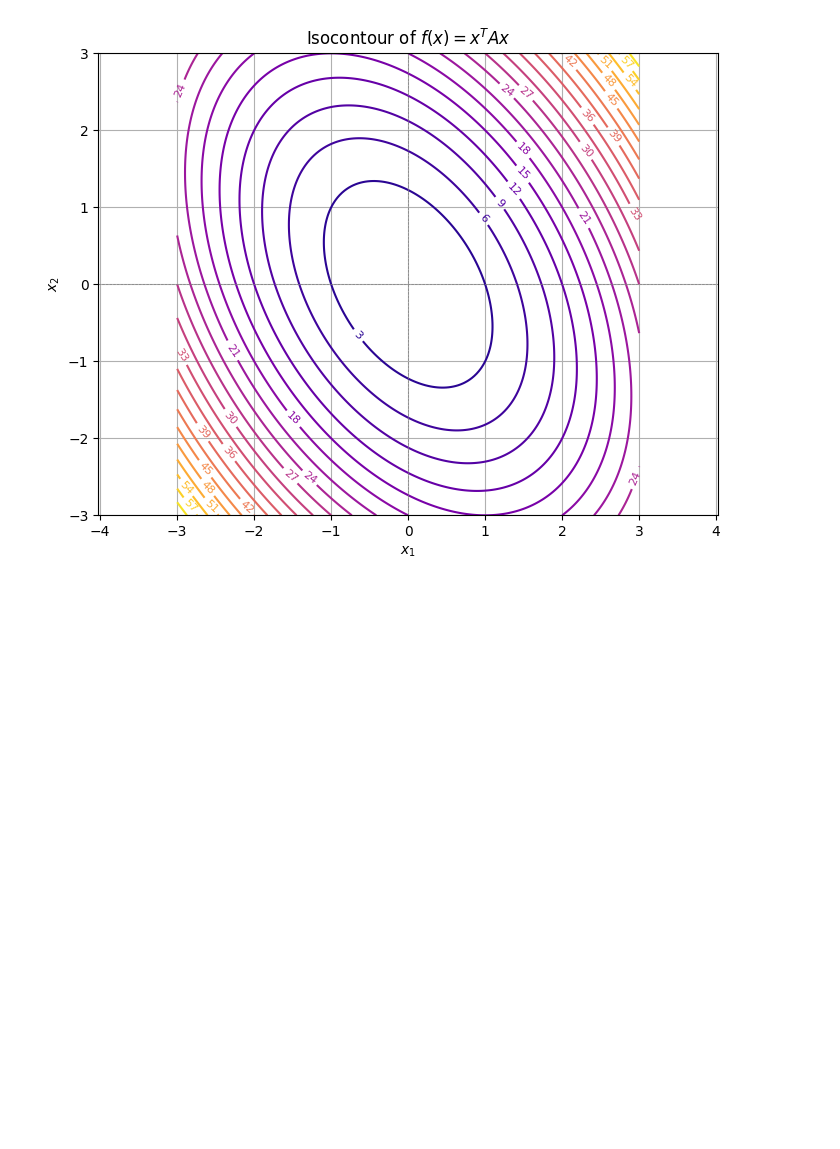
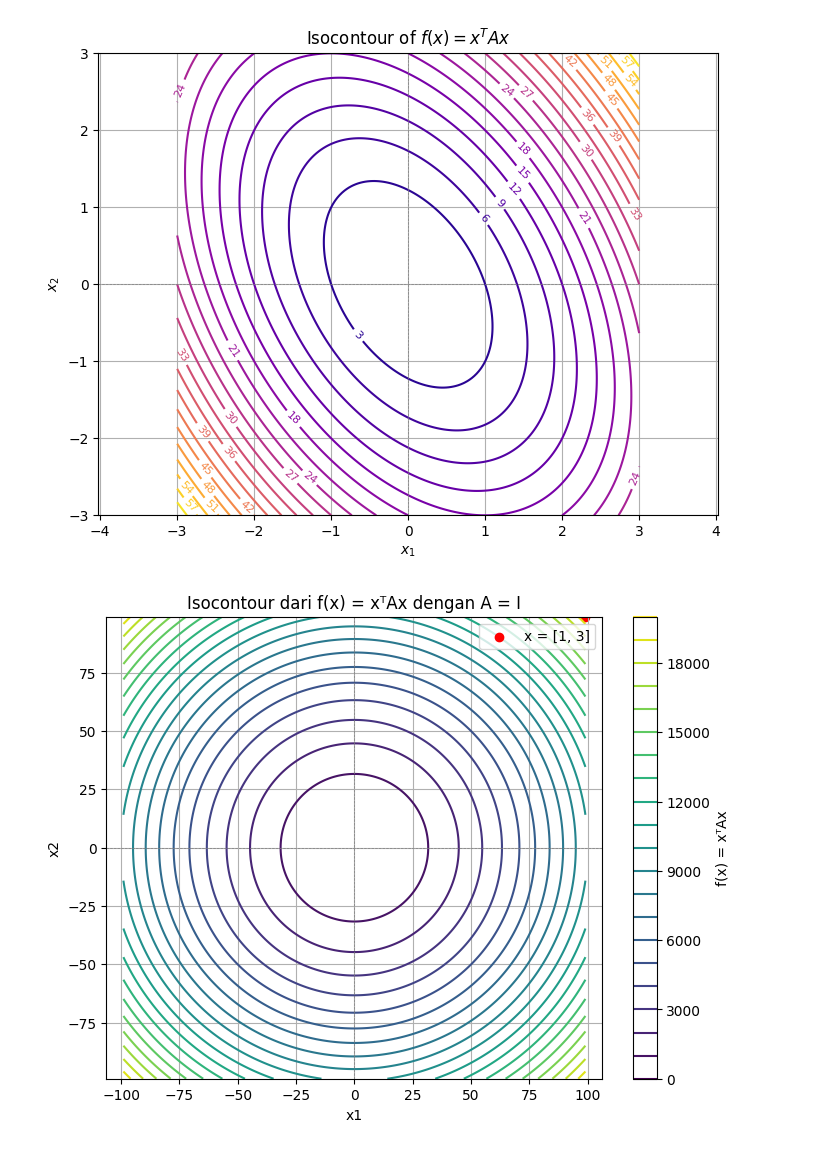
Before and after one commit to ahmdbnrsl/Machine-Learning, a Jupyter notebook: Mathematics-Requirements/Linear_Algebra.ipynb, the cells around one changed output. Saved outputs shown, nothing was run; the diff lists cells and outputs as text; code cells hidden in the pictures; blank space fills up the shorter version.

```diff
--- a/Mathematics-Requirements/Linear_Algebra.ipynb
+++ b/Mathematics-Requirements/Linear_Algebra.ipynb
@@ -2287,3 +2285,35 @@ plt.axvline(0, color='gray', linestyle='--', linewidth=0.5)
 plt.show()
 # %% [output]
 [figure]
+# %%
+import numpy as np
+import matplotlib.pyplot as plt
+
+# Definisikan fungsi f(x) = x^T A x
+A = np.array([[1, 0], [0, 1]])  # Matriks A (identitas)
+x = np.array([99,99])  # Vektor x
+
+# Buat grid nilai x1 dan x2 untuk visualisasi isocontour
+x1_vals = np.linspace(-99, 99, 4000)
+x2_vals = np.linspace(-99, 99, 4000)
+X1, X2 = np.meshgrid(x1_vals, x2_vals)
+
+# Hitung nilai fungsi f(x1, x2) = [x1 x2] @ A @ [x1 x2].T
+F = A[0, 0]*X1**2 + 2*A[0,1]*X1*X2 + A[1,1]*X2**2
+
+# Plot kontur (isocontour)
+plt.figure(figsize=(8, 6))
+contour = plt.contour(X1, X2, F, levels=20, cmap='viridis')
+plt.colorbar(contour, label='f(x) = xᵀAx')
+plt.scatter(x[0], x[1], color='red', label='x = [1, 3]')
+plt.title('Isocontour dari f(x) = xᵀAx dengan A = I')
+plt.xlabel('x1')
+plt.ylabel('x2')
+plt.axhline(0, color='gray', linestyle='--', linewidth=0.5)
+plt.axvline(0, color='gray', linestyle='--', linewidth=0.5)
+plt.legend()
+plt.grid(True)
+plt.axis('equal')
+plt.show()
+# %% [output]
+[figure, added]
```
Also changed, not shown: parts of 10 cells of this notebook.
